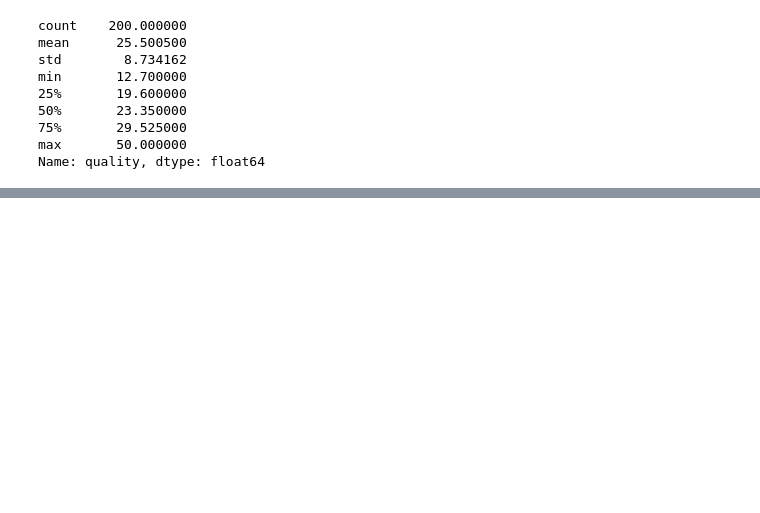
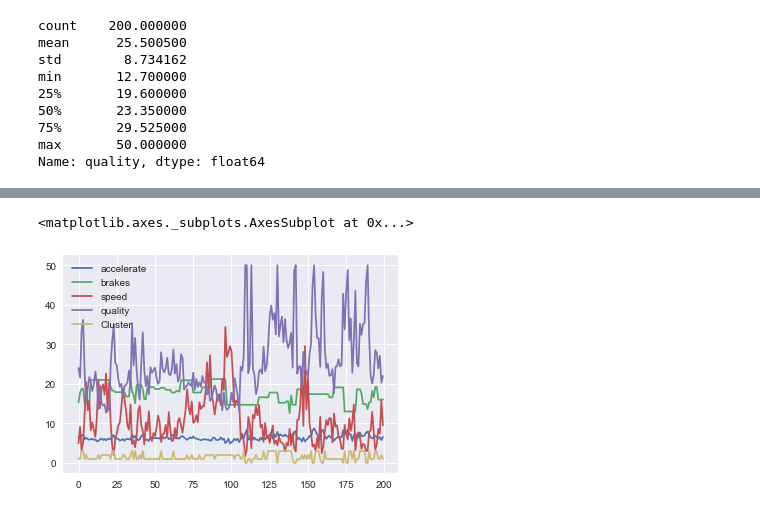
Before and after one commit to ashwinichoure/driver, a Jupyter notebook: UpdatedDriver.ipynb, the cells around one changed output, grey strips where cells are left out. Drawn from its saved outputs; the diff is of its cells as text; code cells hidden in the pictures; blank space fills up the shorter version.

```diff
--- a/UpdatedDriver.ipynb
+++ b/UpdatedDriver.ipynb
@@ -197,3 +218,6 @@ min       12.700000
 75%       29.525000
 max       50.000000
 Name: quality, dtype: float64
+# %%
+from sklearn.cluster import KMeans
+km = KMeans(n_clusters=4, init='k-means++', n_init=10)
@@ -199,0 +226,2 @@ Name: quality, dtype: float64
+# %%
+km.fit(data)
@@ -199,0 +232,3 @@ Name: quality, dtype: float64
+# %%
+x = km.fit_predict(data)
+x
@@ -199,0 +246,3 @@ Name: quality, dtype: float64
+# %%
+data["Cluster"]= x
+data.head()
@@ -199,0 +256,5 @@ Name: quality, dtype: float64
+# %%
+data.plot()
+# %% [output]
+<matplotlib.axes._subplots.AxesSubplot at 0x...>
+[figure, added]
```
Also changed, not shown: parts of 6 cells of this notebook.
